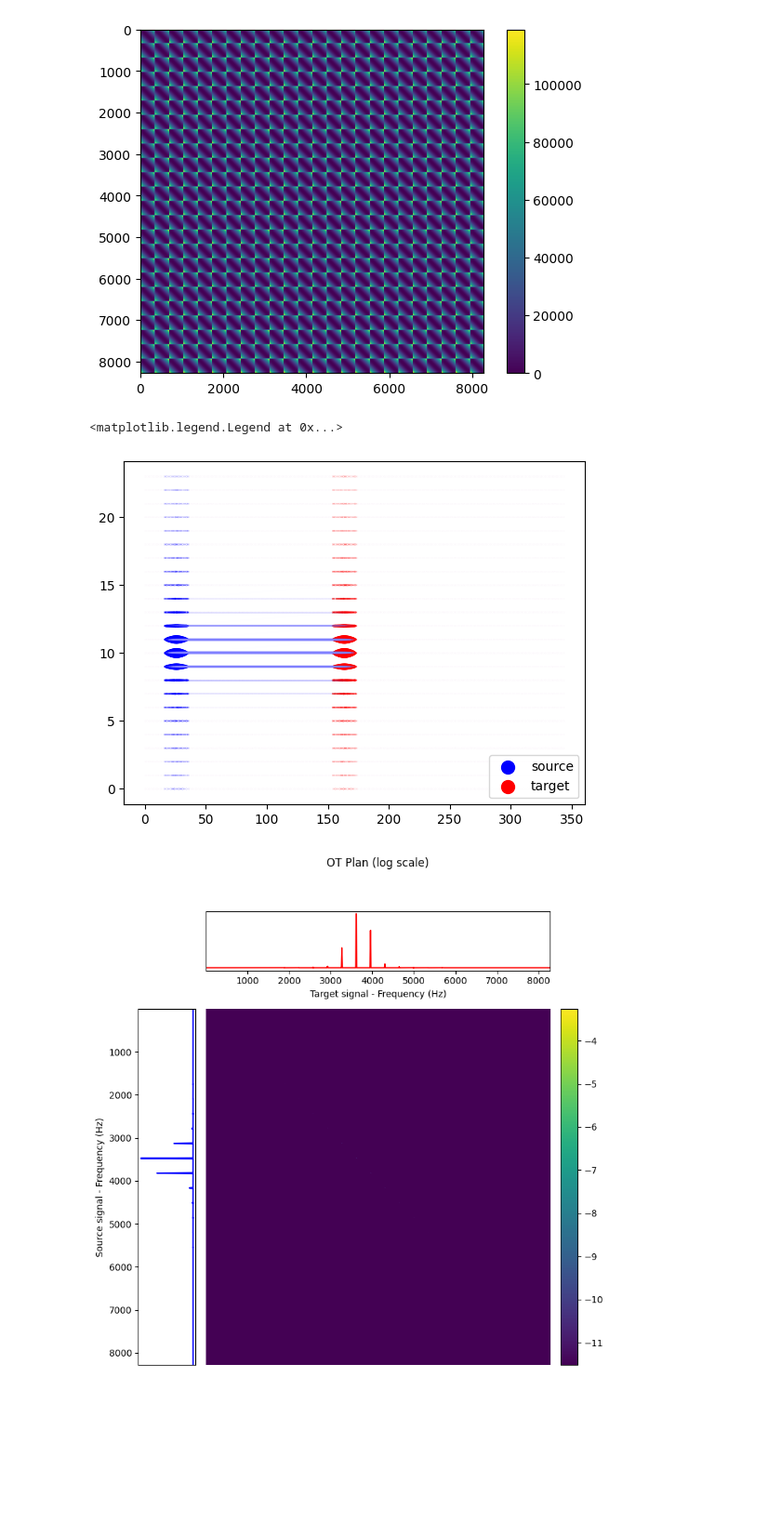
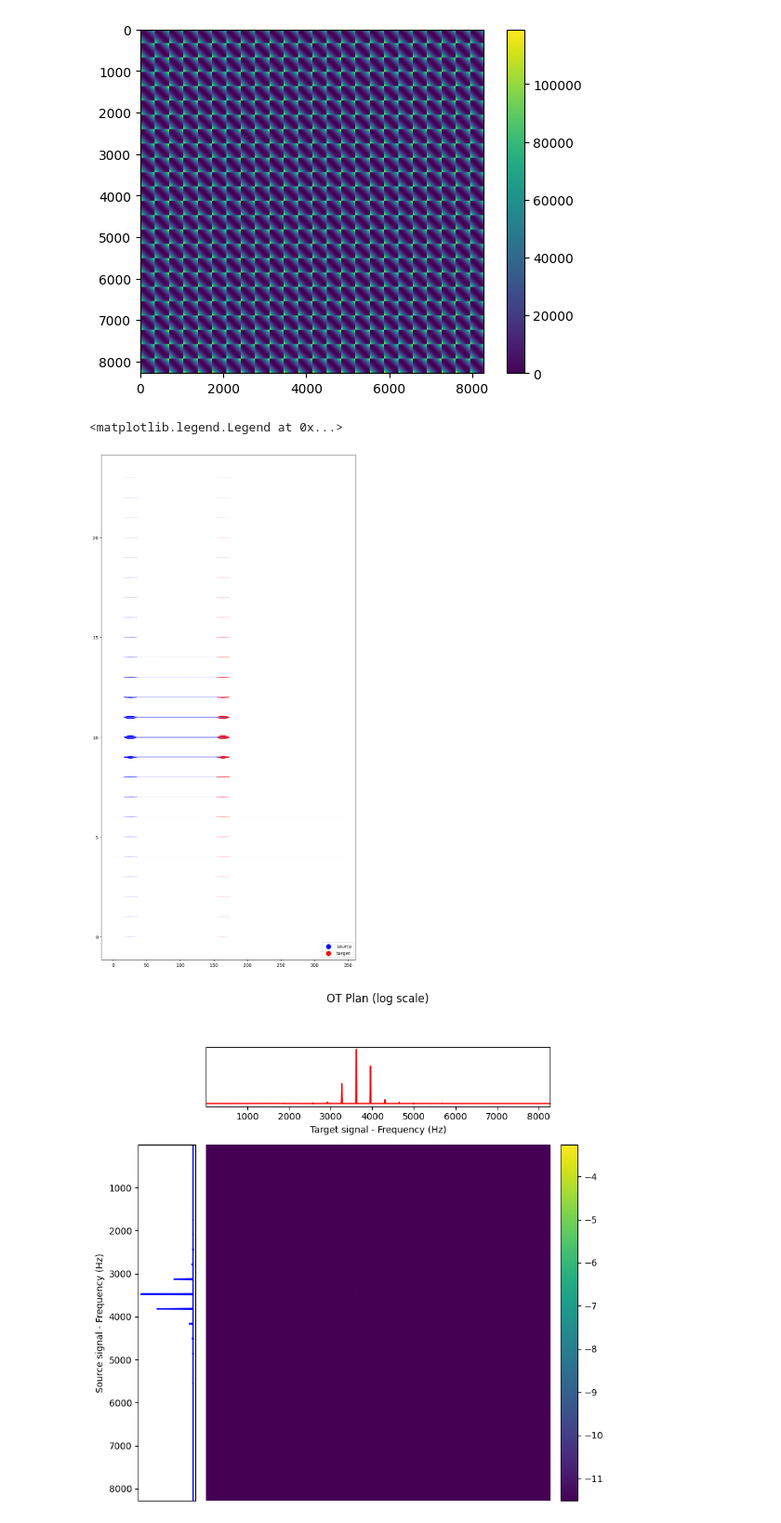
Before and after one commit to zaquastier/audiot, a Jupyter notebook: experiments/2d/2d-synthetic-sounds-horizontal.ipynb, the cells around one changed output. Shown at 93% size. Saved outputs shown, nothing was run; the diff lists cells and outputs as text; code cells hidden in the pictures; blank space fills up the shorter version.

```diff
--- a/experiments/2d/2d-synthetic-sounds-horizontal.ipynb
+++ b/experiments/2d/2d-synthetic-sounds-horizontal.ipynb
@@ -105,21 +105,23 @@ flat_target = target.flatten()
 # %%
 import ot.plot
 
 plan = ot.emd(flat_source, flat_target, M)
 
 source_clipped = np.clip(flat_source, 1e-8, None)
 target_clipped = np.clip(flat_target, 1e-8, None)
 
+plt.figure(figsize=(10,20))
+
 plt.scatter(support[:,0], support[:,1], c="b", s=source_clipped*1000)
 plt.scatter(support[:,0], support[:,1], c="r", s=target_clipped*1000)
 ot.plot.plot2D_samples_mat(support, support, plan, c=[0.5, 0.5, 1])
 
 plt.scatter([], [], c="b", label="source", s=100)
 plt.scatter([], [], c="r", label="target", s=100)
 plt.legend(loc="lower right")
 # %% [output]
 <matplotlib.legend.Legend at 0x...>
-[figure, old version]
+[figure, new version]
 # %%
 plot_plan_spectra(np.arange(len(support)),
                   flat_source,
```
Also changed, not shown: parts of 1 cell of this notebook, 8 other files.
